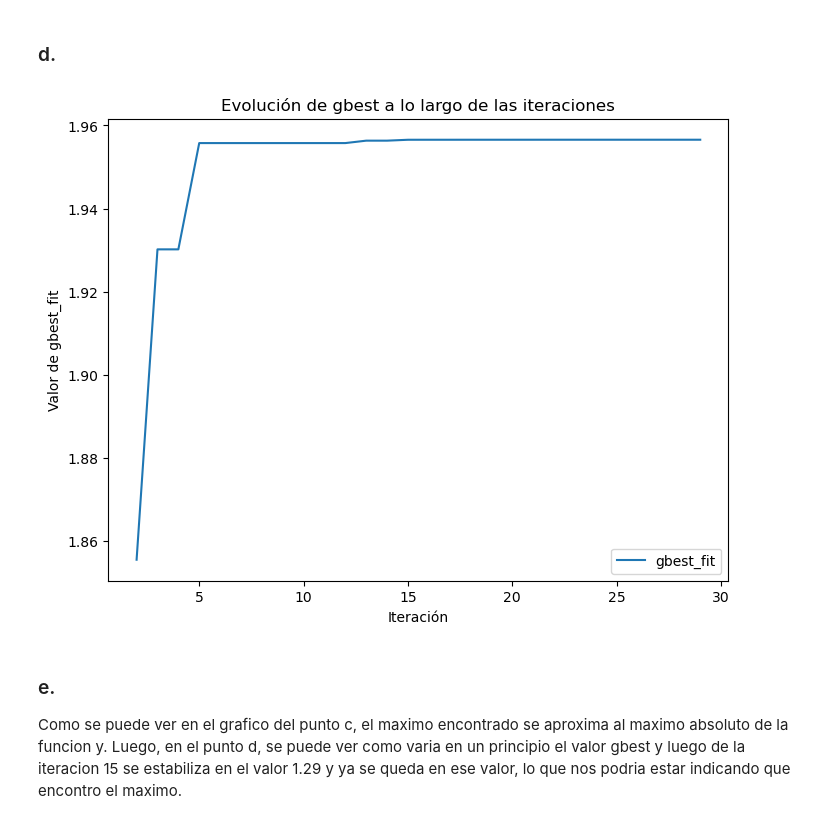
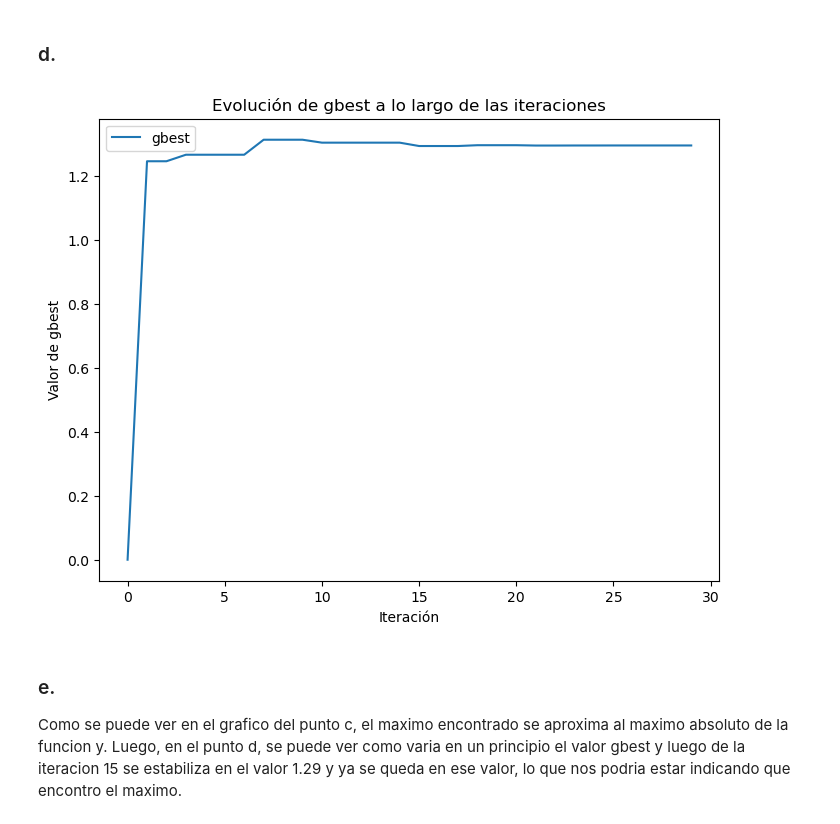
Before and after one commit to gx-ceia-tps/evolutionary-algorithms, a Jupyter notebook: ea-tp2/TP2.ipynb, the cells around one changed output. Saved outputs shown, nothing was run; the diff lists cells and outputs as text; code cells hidden in the pictures.

```diff
--- a/ea-tp2/TP2.ipynb
+++ b/ea-tp2/TP2.ipynb
@@ -46,7 +50,7 @@ pbest = np.zeros(n_particles)  # matriz para los mejores valores personales
 pbest_fit = -np.inf * np.ones(n_particles)  # vector para las mejores aptitudes personales (inicialmente -infinito)
 gbest = 0  # mejor solución global
 gbest_fit = -np.inf  # mejor aptitud global (inicialmente -infinito)
-gbest_fit_history = [] #va guardando el gbest de cada iteracion
+gbest_history = [] #va guardando el gbest de cada iteracion
 
 # inicializacion de particulas factibles
 for i in range(n_particles):
@@ -80,7 +84,7 @@ for J in range(max_iterations):  # Repetir hasta el número máximo de iteracion
         if not (g1(x[i])):
             # Si la nueva posicion no es válida, revertir a la mejor posicion personal
             x[i] = pbest[i].copy()
-    gbest_fit_history.append(gbest_fit)
+    gbest_history.append(gbest)
 
 # Se imprime la mejor solucion encontrada y también su valor optimo
 print(f"Mejor solucion: [{gbest:.4f}]")
@@ -114,14 +118,14 @@ plt.show()
 # %%
 #d.
 plt.figure(figsize=(8, 6))
-plt.plot(range(max_iterations), gbest_fit_history, label='gbest_fit')
+plt.plot(range(max_iterations), gbest_history, label='gbest')
 plt.xlabel('Iteración')
-plt.ylabel('Valor de gbest_fit')
+plt.ylabel('Valor de gbest')
 plt.title('Evolución de gbest a lo largo de las iteraciones')
 plt.legend()
 plt.show()
 # %% [output]
-[figure, old version]
+[figure, new version]
 # %% [markdown]
 ### e.
 Como se puede ver en el grafico del punto c, el maximo encontrado se aproxima al maximo absoluto de la funcion y. Luego, en el punto d, se puede ver como varia en un principio el valor gbest y luego de la iteracion 15 se estabiliza en el valor 1.29 y ya se queda en ese valor, lo que nos podria estar indicando que encontro el maximo.
```
Also changed, not shown: parts of 2 cells of this notebook.
